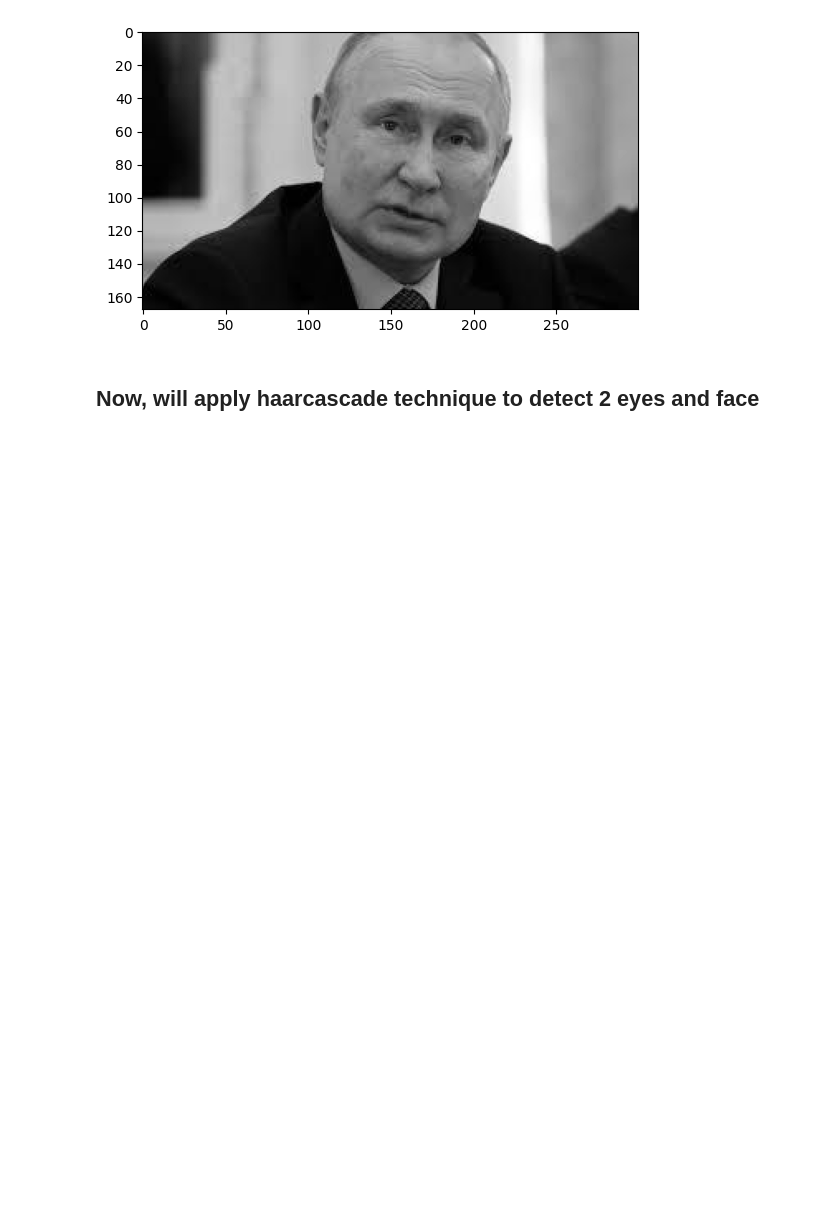
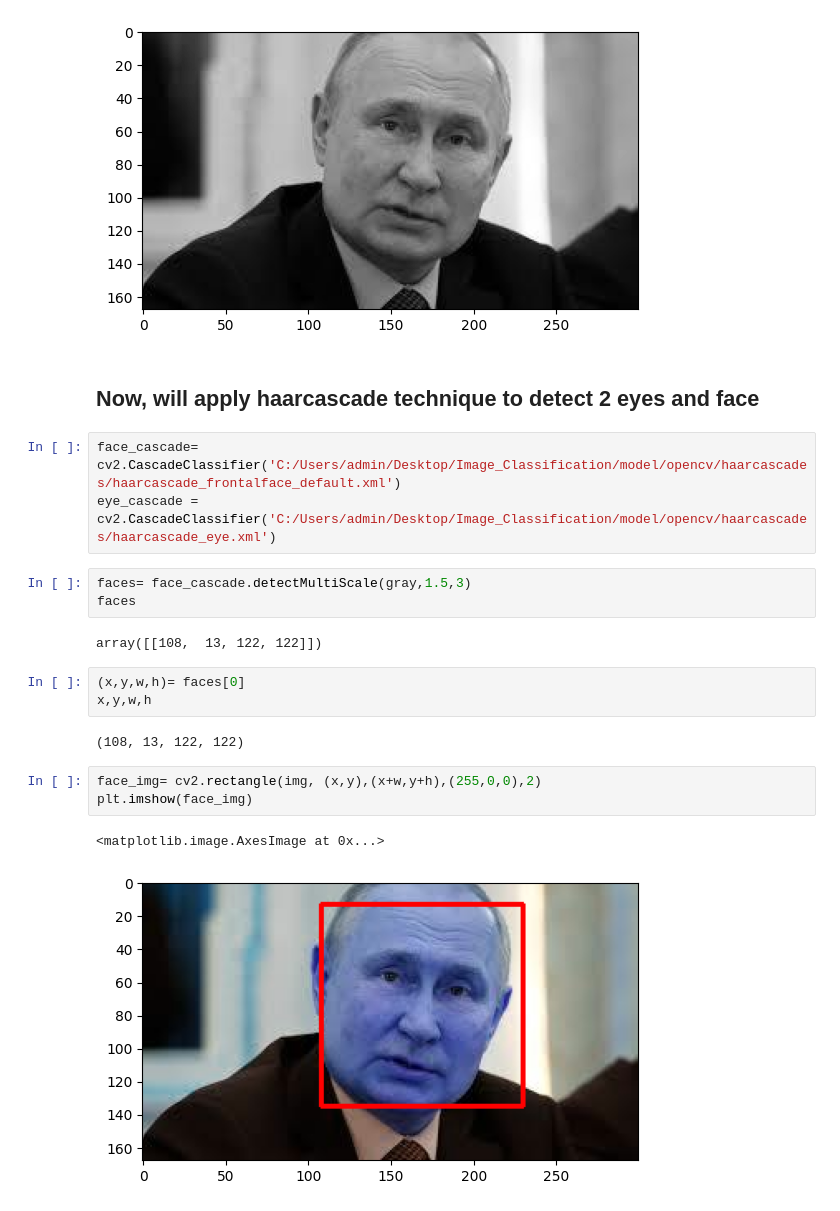
Before and after one commit to SachinMishra-ux/Image_Classification, a Jupyter notebook: model/Image_classification.ipynb, the cells around one changed output. Drawn from its saved outputs; the diff is of its cells as text; blank space fills up the shorter version.

```diff
--- a/model/Image_classification.ipynb
+++ b/model/Image_classification.ipynb
@@ -39,3 +39,22 @@ plt.imshow(gray, cmap= 'gray')
 [figure]
 # %% [markdown]
 ## Now, will apply haarcascade technique to detect 2 eyes and face
+# %%
+face_cascade= cv2.CascadeClassifier('C:/Users/admin/Desktop/Image_Classification/model/opencv/haarcascades/haarcascade_frontalface_default.xml')
+eye_cascade = cv2.CascadeClassifier('C:/Users/admin/Desktop/Image_Classification/model/opencv/haarcascades/haarcascade_eye.xml')
+# %%
+faces= face_cascade.detectMultiScale(gray,1.5,3)
+faces
+# %% [output]
+array([[108,  13, 122, 122]])
+# %%
+(x,y,w,h)= faces[0]
+x,y,w,h
+# %% [output]
+(108, 13, 122, 122)
+# %%
+face_img= cv2.rectangle(img, (x,y),(x+w,y+h),(255,0,0),2)
+plt.imshow(face_img)
+# %% [output]
+<matplotlib.image.AxesImage at 0x...>
+[figure, added]
```
Also changed, not shown: parts of 4 cells of this notebook, 1 other file.
